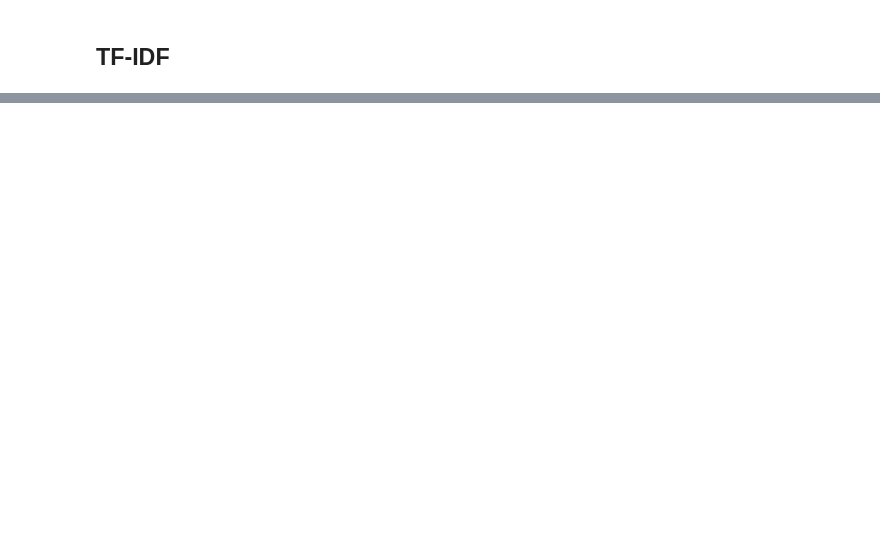
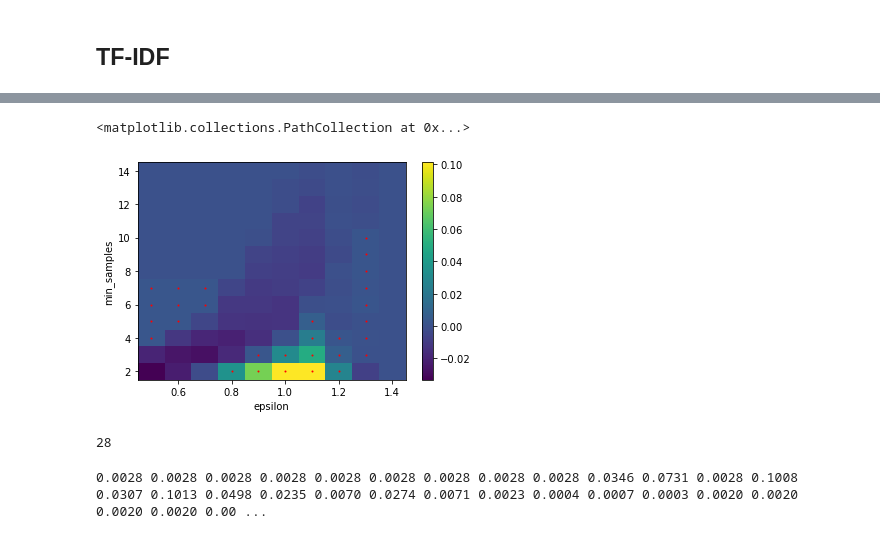
Before and after one commit to hainingpan/UnsupervisedLearning, a Jupyter notebook: UL.ipynb, the cells around one changed output, grey strips where cells are left out. Saved outputs shown, nothing was run; the diff lists cells and outputs as text; code cells hidden in the pictures; blank space fills up the shorter version.

```diff
--- a/UL.ipynb
+++ b/UL.ipynb
@@ -424,0 +214,15 @@ AttributeError: 'function' object has no attribute 'data_home'
+# %%
+eps_list=np.arange(.5,1.5,.1)
+min_samples_list=np.arange(2,15)
+# %%
+def scoring_silhouette(estimator,X):
+    estimator.fit(X)
+    cluster_labels=estimator.labels_
+    if np.unique(cluster_labels).shape[0]>=2:
+        return silhouette_score(data,cluster_labels)
+    else:
+        return 0
+# %%
+search=GridSearchCV(DBSCAN(),{'eps':eps_list,'min_samples':min_samples_list},n_jobs=-1,verbose=3,cv=[(slice(None),slice(None))],scoring=scoring_silhouette)
+# %%
+search.fit(data)
@@ -424,0 +253,10 @@ AttributeError: 'function' object has no attribute 'data_home'
+# %%
+plt.pcolormesh(eps_list,min_samples_list,search.cv_results_['mean_test_score'].reshape((eps_list.shape[0],min_samples_list.shape[0])).T,shading='auto')
+plt.colorbar()
+plt.xlabel('epsilon')
+plt.ylabel('min_samples')
+
+plt.scatter(eps_candidate,min_samples_candidate,1,'r')
+# %% [output]
+<matplotlib.collections.PathCollection at 0x...>
+[figure, added]
@@ -424,0 +271,6 @@ AttributeError: 'function' object has no attribute 'data_home'
+# %%
+for idx, model in enumerate(dbscan):
+    print('\r{}'.format(idx),end='',flush=True)
+    model.fit(data)
+# %% [output]
+28
@@ -424,0 +279,4 @@ AttributeError: 'function' object has no attribute 'data_home'
+# %%
+print(' '.join(('{:.4f}'.format(ss)) for ss in ss))
+# %% [output]
+0.0028 0.0028 0.0028 0.0028 0.0028 0.0028 0.0028 0.0028 0.0028 0.0346 0.0731 0.0028 0.1008 0.0307 0.1013 0.0498 0.0235 0.0070 0.0274 0.0071 0.0023 0.0004 0.0007 0.0003 0.0020 0.0020 0.0020 0.0020 0.00 ...
```
Also changed, not shown: parts of 104 cells of this notebook.
